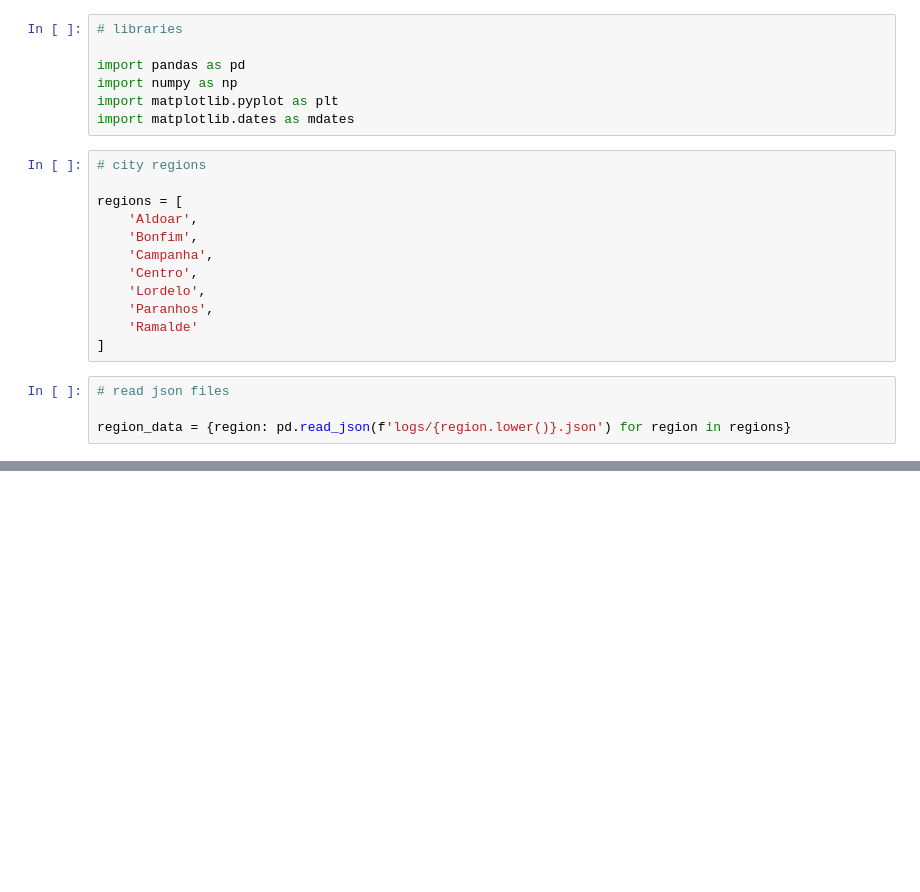
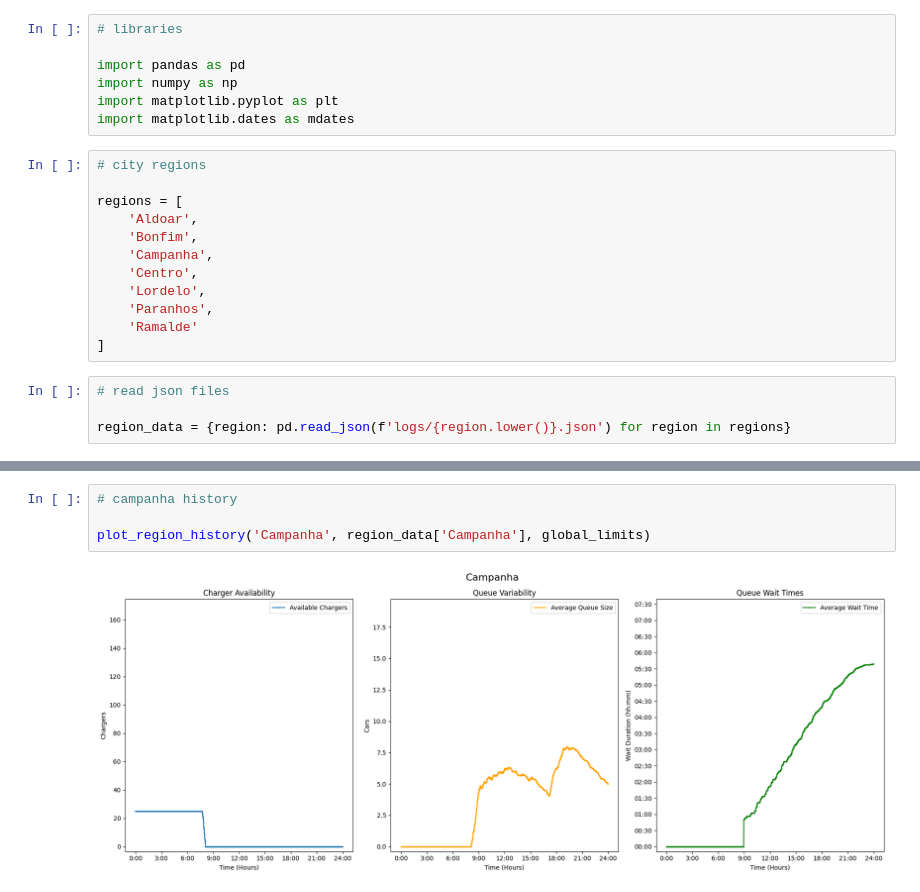
Before and after one commit to Henrique-O-S/MS_Simulation_Framework, a Jupyter notebook: results.ipynb, the cells around one changed output, grey strips where cells are left out. Saved outputs shown, nothing was run; the diff lists cells and outputs as text; blank space fills up the shorter version.

```diff
--- a/results.ipynb
+++ b/results.ipynb
@@ -70,0 +124,6 @@ for region in regions:
+# %%
+# campanha history
+
+plot_region_history('Campanha', region_data['Campanha'], global_limits)
+# %% [output]
+[figure, added]
```
Also changed, not shown: parts of 13 cells of this notebook, 3 other files.
